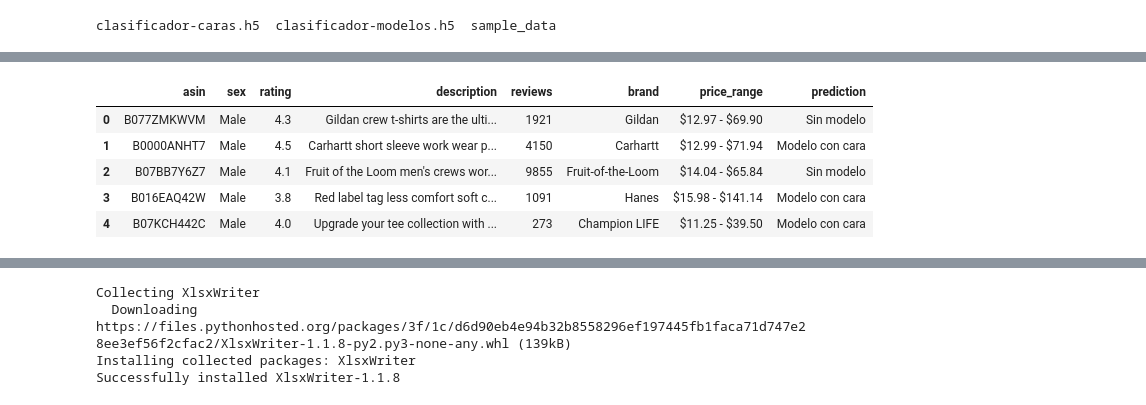
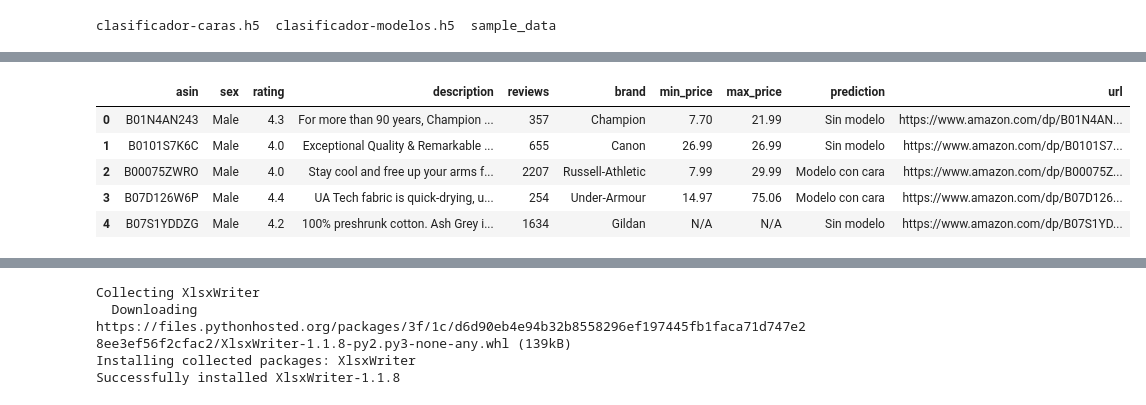
Before and after one commit to daniarnaizg/TFG-Amazon-Scraper, a Jupyter notebook: colab notebooks/Clasificador_final_+_excel_+_db.ipynb, the cells around one changed output, grey strips where cells are left out. Cells and saved outputs as stored; diff of their text form; code cells hidden in the pictures.

```diff
--- a/colab notebooks/Clasificador_final_+_excel_+_db.ipynb
+++ b/colab notebooks/Clasificador_final_+_excel_+_db.ipynb
@@ -242,12 +304,12 @@ files.download('1K-Male-Female-DB.db')
 # A continuación generamos un documento excel con las tablas de la base de datos
 
 # Conectamos con la base de datos de nuevo
-conn = sqlite3.connect('1K-Male-Female-DB.db')
+conn = sqlite3.connect('ejemplo_DB.db')
 
 # Generamos un dataframe con cada tabla de la abse de datos
 import pandas as pd
 
-main_df = pd.read_sql_query("SELECT * FROM MAIN_AMAZON", conn)
-images_df = pd.read_sql_query("SELECT * FROM IMAGE_URLS", conn)
-comments_df = pd.read_sql_query("SELECT * FROM COMMENTS", conn)
+main_df = pd.read_sql_query("SELECT * FROM PRODUCTOS", conn)
+images_df = pd.read_sql_query("SELECT * FROM IMAGENES", conn)
+comments_df = pd.read_sql_query("SELECT * FROM COMENTARIOS", conn)
 predictions_df = pd.read_sql_query("SELECT * FROM PREDICTIONS", conn)
@@ -290,11 +373,16 @@ predictions_df.head()
 # %%
 # Hacer un merge del dataframen predictions con el dataframe principal para añadir el campo 'predicción'
-merged_df = pd.merge(main_df, predictions_df, on='asin')
-merged_df.head()
+final_df = pd.merge(main_df, predictions_df, on='asin')
+
+# Añadir la url del producto en un nuevo campo llamardo url
+# Se sacará a partir del asin -> https://www.amazon.com/dp/[ASIN]/
+final_df['url'] = final_df.apply(lambda row: 'https://www.amazon.com/dp/' + row.asin + '/', axis=1)
+
+final_df.head()
 # %% [output]
-|  | asin | sex | rating | description | reviews | brand | price_range | prediction |
-| 0 | B077ZMKWVM | Male | 4.3 | Gildan crew t-shirts are the ulti... | 1921 | Gildan | $12.97 - $69.90 | Sin modelo |
-| 1 | B0000ANHT7 | Male | 4.5 | Carhartt short sleeve work wear p... | 4150 | Carhartt | $12.99 - $71.94 | Modelo con cara |
-| 2 | B07BB7Y6Z7 | Male | 4.1 | Fruit of the Loom men's crews wor... | 9855 | Fruit-of-the-Loom | $14.04 - $65.84 | Sin modelo |
-| 3 | B016EAQ42W | Male | 3.8 | Red label tag less comfort soft c... | 1091 | Hanes | $15.98 - $141.14 | Modelo con cara |
-| 4 | B07KCH442C | Male | 4.0 | Upgrade your tee collection with ... | 273 | Champion LIFE | $11.25 - $39.50 | Modelo con cara |
+|  | asin | sex | rating | description | reviews | brand | min_price | max_price | prediction | url |
+| 0 | B01N4AN243 | Male | 4.3 | For more than 90 years, Champion ... | 357 | Champion | 7.70 | 21.99 | Sin modelo | https://www.amazon.com/dp/B01N4AN... |
+| 1 | B0101S7K6C | Male | 4.0 | Exceptional Quality & Remarkable ... | 655 | Canon | 26.99 | 26.99 | Sin modelo | https://www.amazon.com/dp/B0101S7... |
+| 2 | B00075ZWRO | Male | 4.0 | Stay cool and free up your arms f... | 2207 | Russell-Athletic | 7.99 | 29.99 | Modelo con cara | https://www.amazon.com/dp/B00075Z... |
+| 3 | B07D126W6P | Male | 4.4 | UA Tech fabric is quick-drying, u... | 254 | Under-Armour | 14.97 | 75.06 | Modelo con cara | https://www.amazon.com/dp/B07D126... |
+| 4 | B07S1YDDZG | Male | 4.2 | 100% preshrunk cotton. Ash Grey i... | 1634 | Gildan | N/A | N/A | Sin modelo | https://www.amazon.com/dp/B07S1YD... |
```
Also changed, not shown: parts of 43 cells of this notebook, 4 other files.
